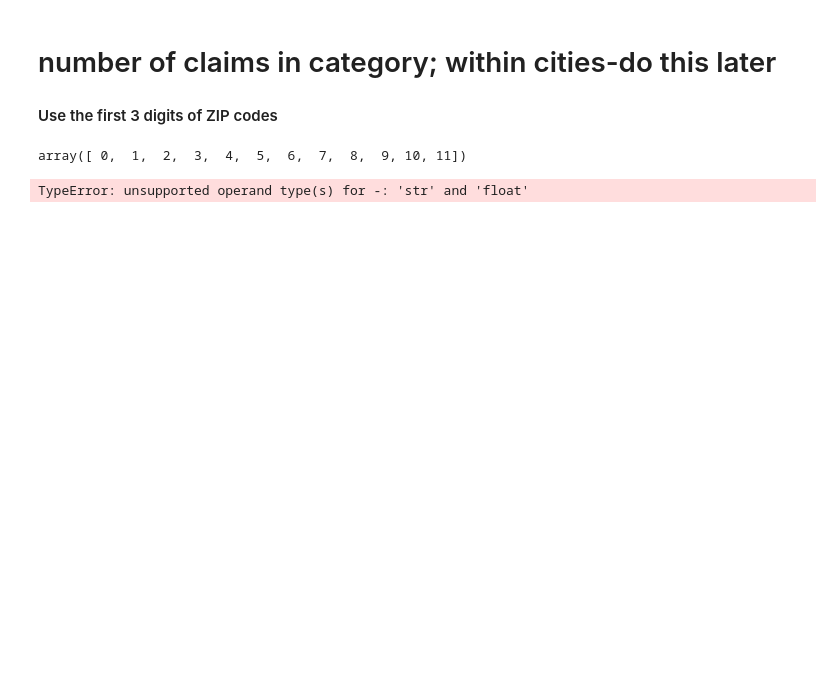
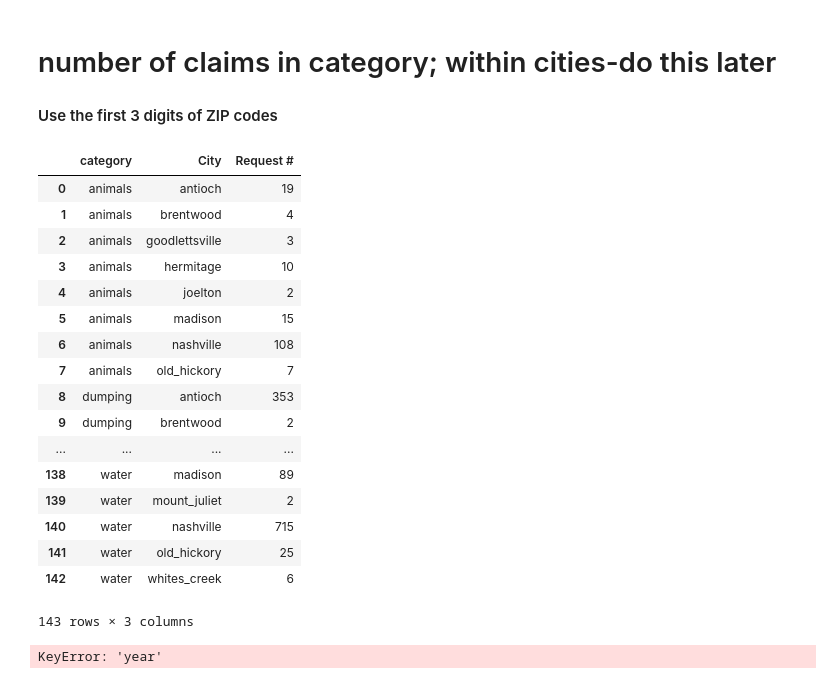
Before and after one commit to shrutijalewar/data-question-2-xtreme-united, a Jupyter notebook: viol_charts.ipynb, the cells around one changed output. Drawn from its saved outputs; the diff is of its cells as text; code cells hidden in the pictures; blank space fills up the shorter version.

```diff
--- a/viol_charts.ipynb
+++ b/viol_charts.ipynb
@@ -393,13 +329,5 @@ vi_map_filter['City']=vi_map_filter['City'].str.replace('ANTICOH','ANTIOCH')  #
 vi_cat_cty=vi_map_filter.groupby(by=['category','City'],as_index=False).count()
 # %%
 #removing columns that are not needed for pivot
-vi_cat_cty=vi_cat_cty.drop(['Date Received', 'ZIP', 'Complaint Source','Status', 'Council District', 'Last Activity Date','Last Activity Result'],1)
+vi_cat_cty=vi_cat_cty.drop(['Date Received', 'ZIP', 'Complaint Source',
+                            'Status', 'Council District', 'Last Activity Date','Last Activity Result','Month','Season'],1)
-# %%
-#labeling columns
-vi_cat_cty.columns=['cat','city','freq']
-# %%
-#uniforming cases
-vi_cat_cty['city']=vi_cat_cty['city'].str.lower()
-# %%
-#replacing spaces
-vi_cat_cty['city']=vi_cat_cty['city'].str.replace(' ','_')
@@ -419,10 +334,26 @@ vi_catcty_pvt=vi_cat_cty.pivot(index='city',columns='cat',values='freq').fillna(
-# %%
-x=np.arange(0,vi_catcty_pvt.shape[1]) # label arrays
-x
-# %% [output]
-array([ 0,  1,  2,  3,  4,  5,  6,  7,  8,  9, 10, 11])
+# %%
+vi_cat_cty
+# %% [output]
+|  | category | City | Request # |
+| 0 | animals | antioch | 19 |
+| 1 | animals | brentwood | 4 |
+| 2 | animals | goodlettsville | 3 |
+| 3 | animals | hermitage | 10 |
+| 4 | animals | joelton | 2 |
+| 5 | animals | madison | 15 |
+| 6 | animals | nashville | 108 |
+| 7 | animals | old_hickory | 7 |
+| 8 | dumping | antioch | 353 |
+| 9 | dumping | brentwood | 2 |
+| ... | ... | ... | ... |
+| 138 | water | madison | 89 |
+| 139 | water | mount_juliet | 2 |
+| 140 | water | nashville | 715 |
+| 141 | water | old_hickory | 25 |
+| 142 | water | whites_creek | 6 |
+143 rows × 3 columns
 # %%
-chart=sns.FacetGrid(vi_cat_cty, col='city')
-chart=chart.map(plt.bar,"cat","freq")
+charts=sns.FacetGrid(vi_cat_cty, col="year")
+charts=charts.map(plt.hist,"freq", bins=1 )
 # %% [output]
-TypeError: unsupported operand type(s) for -: 'str' and 'float'
+KeyError: 'year'
```
Also changed, not shown: parts of 22 cells of this notebook.
